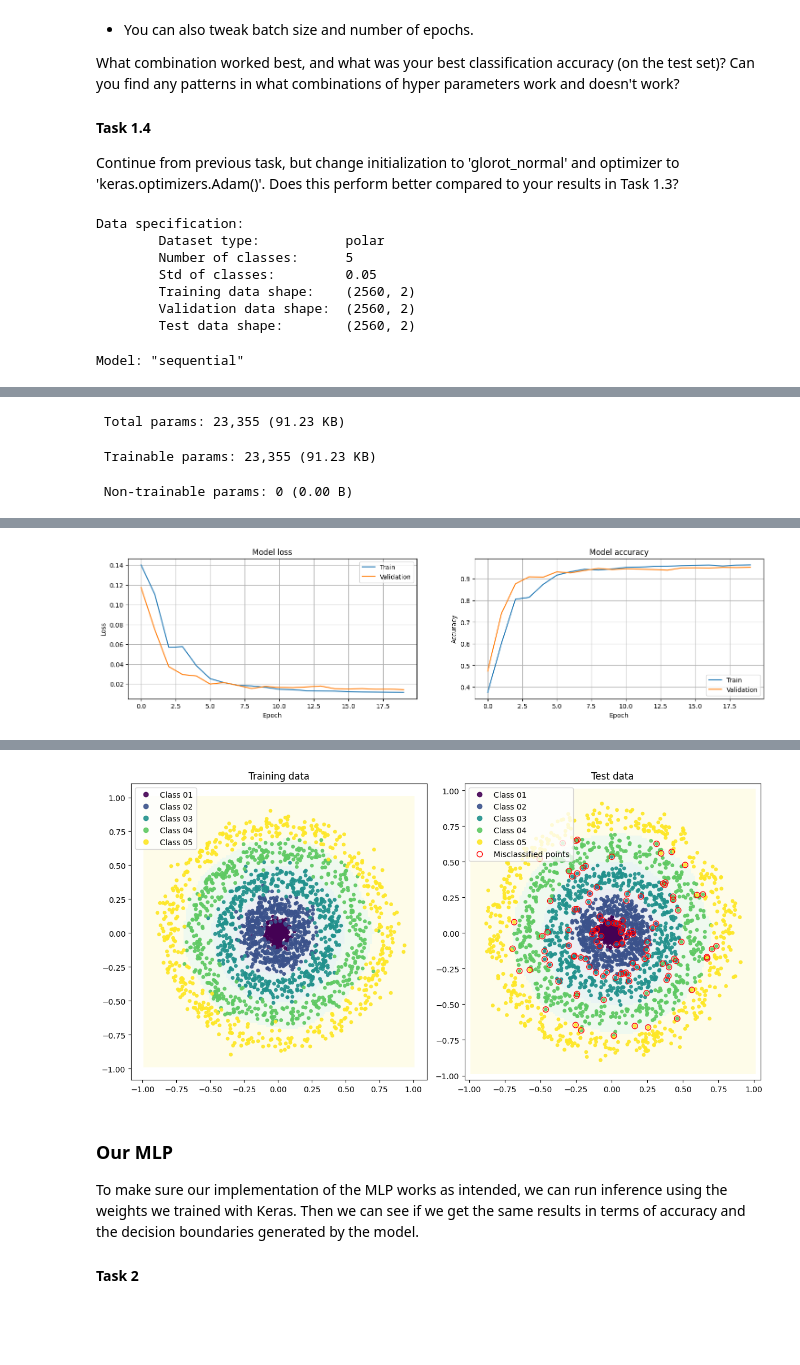
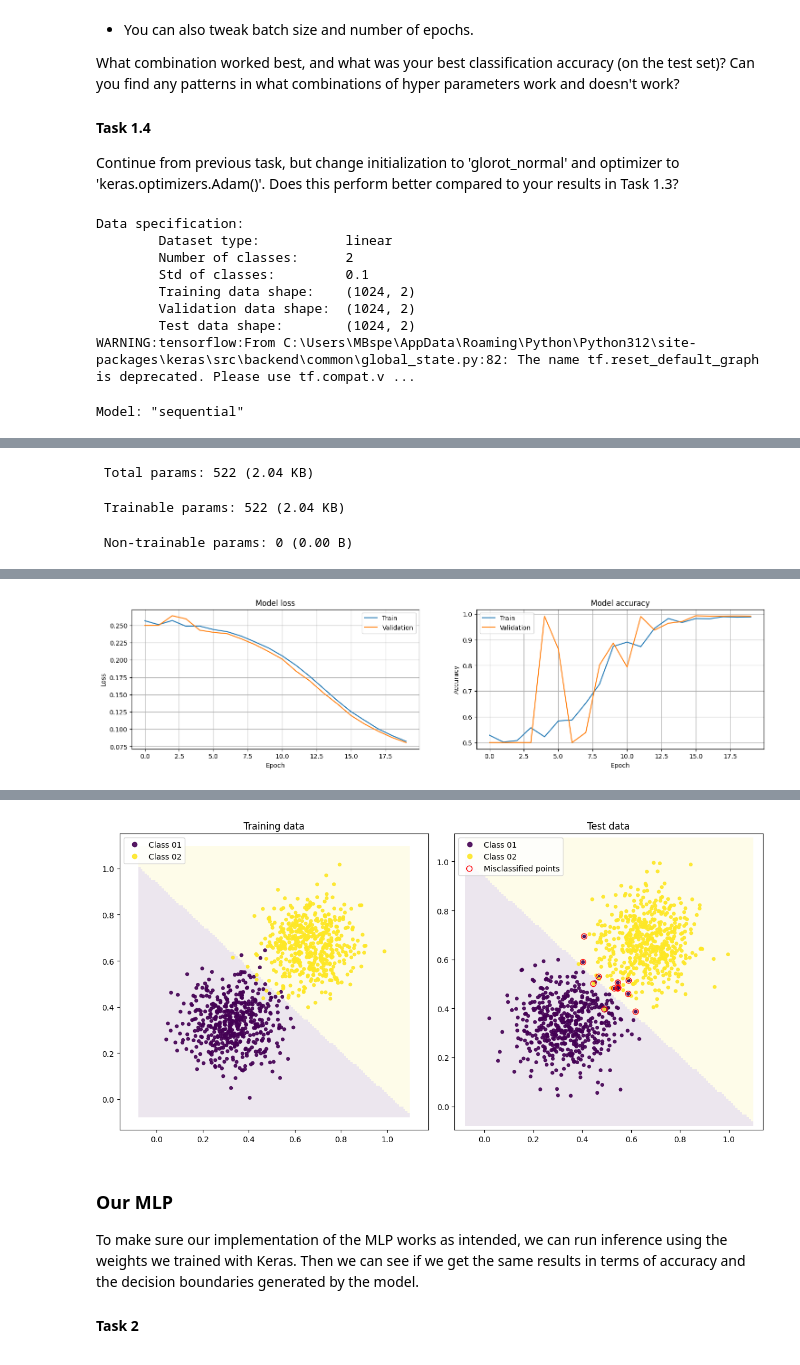
Before and after one commit to RainbowSapling/TNM112-Labs, a Jupyter notebook: Lab 1/lab01.ipynb, the cells around one changed output, grey strips where cells are left out. Cells and saved outputs as stored; diff of their text form; code cells hidden in the pictures; blank space fills up the shorter version.

```diff
--- a/Lab 1/lab01.ipynb
+++ b/Lab 1/lab01.ipynb
@@ -65,9 +65,9 @@ importlib.reload(keras_mlp)
 from tensorflow import keras
 
 # Uncomment to be able to change data specification (instead of having to run the above cell every time)
-#data.generate(dataset='linear', N_train=512, N_test=512, K=2, sigma=0.1) # Task 1.1
+data.generate(dataset='linear', N_train=512, N_test=512, K=2, sigma=0.1) # Task 1.1
 #data.generate(dataset='polar', N_train=512, N_test=512, K=2, sigma=0.1)  # Task 1.2
-data.generate(dataset='polar', N_train=512, N_test=512, K=5, sigma=0.05) # Task 1.3
+#data.generate(dataset='polar', N_train=512, N_test=512, K=5, sigma=0.05) # Task 1.3
 
 # Exponential decay
 initial_learning_rate = 0.1
@@ -78,9 +78,9 @@ lr_schedule = keras.optimizers.schedules.ExponentialDecay(
     staircase=True)
 
 # Hyper-parameters
-hidden_layers = 10     # The number of hidden layers in the network (total number of layers will be L=hidden_layers+1)
-layer_width = 50       # The number of neurons in each hidden layer
-activation = 'relu' # Activation function of hidden layers
+hidden_layers = 2     # The number of hidden layers in the network (total number of layers will be L=hidden_layers+1)
+layer_width = 20       # The number of neurons in each hidden layer
+activation = 'sigmoid' # Activation function of hidden layers
 init = keras.initializers.RandomNormal(mean=0.0, stddev=0.2) # Initialization method (starting point for the optimization)
 #init = keras.initializers.GlorotNormal(seed=None)
 epochs = 20            # Number of epochs for the training
@@ -112,12 +112,13 @@ model_k.evaluate()
 data.plot_classifier(model_k)
 # %% [output]
 Data specification:
-        Dataset type:           polar
-        Number of classes:      5
-        Std of classes:         0.05
-        Training data shape:    (2560, 2)
-        Validation data shape:  (2560, 2)
-        Test data shape:        (2560, 2)
+        Dataset type:           linear
+        Number of classes:      2
+        Std of classes:         0.1
+        Training data shape:    (1024, 2)
+        Validation data shape:  (1024, 2)
+        Test data shape:        (1024, 2)
+WARNING:tensorflow:From C:\Users\MBspe\AppData\Roaming\Python\Python312\site-packages\keras\src\backend\common\global_state.py:82: The name tf.reset_default_graph is deprecated. Please use tf.compat.v ...
 Model: "sequential"
 ┏━━━━━━━━━━━━━━━━━━━━━━━━━━━━━━━━━━━━━━┳━━━━━━━━━━━━━━━━━━━━━━━━━━━━━┳━━━━━━━━━━━━━━━━━┓
 ┃ Layer (type)                         ┃ Output Shape                ┃         Param # ┃
@@ -138,5 +131,5 @@ Model: "sequential"
 └──────────────────────────────────────┴─────────────────────────────┴─────────────────┘
- Total params: 23,355 (91.23 KB)
+ Total params: 522 (2.04 KB)
- Trainable params: 23,355 (91.23 KB)
+ Trainable params: 522 (2.04 KB)
  Non-trainable params: 0 (0.00 B)
 Epoch 1/20
@@ -159,2 +152,2 @@ Epoch 20/20
-[figure, old version]
+[figure, new version]
 Model performance:
@@ -169,4 +162,4 @@ Model performance:
-[figure, old version]
+[figure, new version]
 # %% [markdown]
 ### Our MLP
 To make sure our implementation of the MLP works as intended, we can run inference using the weights we trained with Keras. Then we can see if we get the same results in terms of accuracy and the decision boundaries generated by the model.
```
Also changed, not shown: parts of 3 cells of this notebook, 5 other files.
